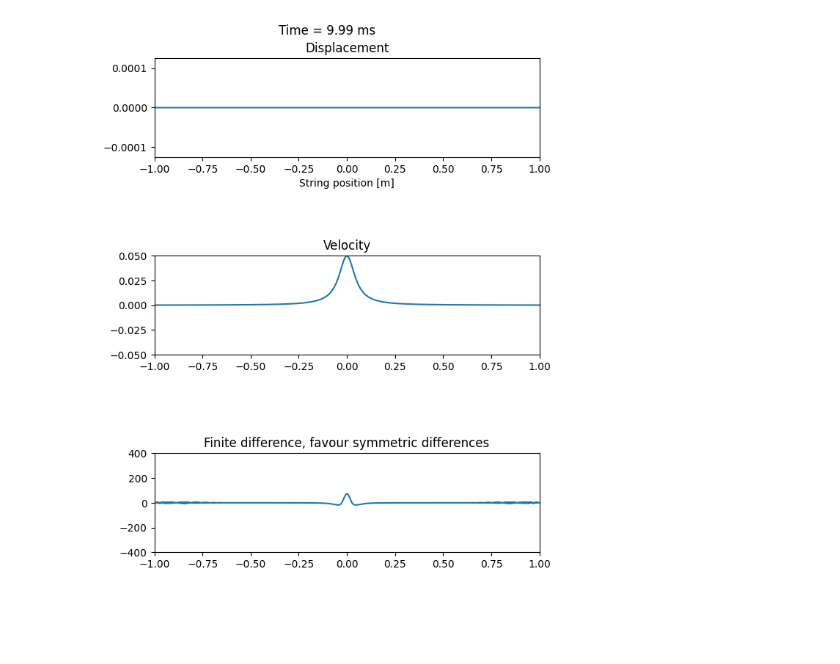
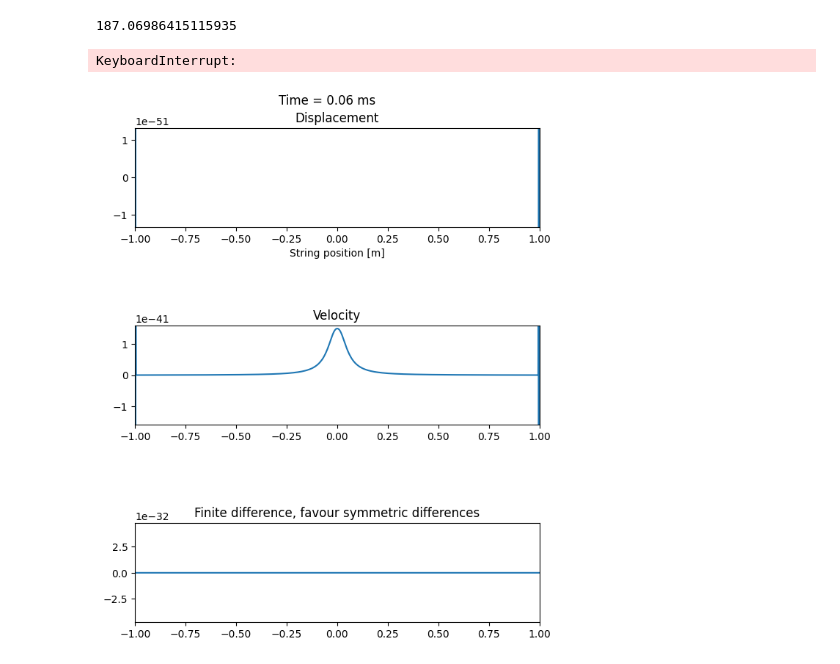
Before and after one commit to tbelvin2000/Phys499code, a Jupyter notebook: SimpleEx.ipynb, the cells around one changed output. Saved outputs shown, nothing was run; the diff lists cells and outputs as text; code cells hidden in the pictures; blank space fills up the shorter version.

```diff
--- a/SimpleEx.ipynb
+++ b/SimpleEx.ipynb
@@ -13,11 +13,19 @@ rc('animation', html='jshtml', embed_limit=2**32)
 dz = 0.001
 z_string = np.arange(-1, 1, dz) # string, 2m long
 arr_dim = z_string.size
-v_p = 400 # Wavespeed [m/s] = sqrt(T / mu)
+rho = 7861.0929
+dia = 0.004
+cs_area = np.pi * dia**2 / 4
+mu = rho * cs_area
+tension = 0.1 * cs_area * 2751e6
+v_shear = np.sqrt(tension / mu) # wavespeed for transverse waves, m/s
+print(v_shear)
+v_p = 3e8
+M = 1.782e-24
+G = 6.67430e-11 # gravitational constant
 b = .05 # impact parameter, 1 cm away
-v_0 = b / ((b**2 + z_string**2) * v_p) # initial velocity as function of z
+v_0 = 2 * G * M * b / ((b**2 + z_string**2) * v_p) # initial velocity as function of z
 y_0 = np.zeros(arr_dim) # initial position as function of z
-
 # Laplace operator with finite differences
 laplacian = sparse.diags([1, -2, 1], [-1, 0, 1], shape= (arr_dim, arr_dim)) / dz**2
 
@@ -35,7 +43,7 @@ def couple_fun(t, u):
     du[0] = 0 # fixed ends
     du[arr_dim - 1] = 0 # fixed ends
     # acceleration is wave eq on first half of coupled array (u)
-    du[arr_dim:] = v_p**2 * laplacian.dot(u[:arr_dim])
+    du[arr_dim:] = v_shear**2 * laplacian.dot(u[:arr_dim])
     du[arr_dim] = 0 # fixed ends
     du[-1] = 0 # fixed end
     return du
@@ -46,9 +54,9 @@ u_0[:arr_dim] = y_0
 u_0[arr_dim:] = v_0
 
 # time array
-dt = 0.00001
+dt = 0.000001
 t0 = 0.0
-tf = 0.01
+tf = 0.001
 t_eval = np.arange(t0, tf, dt)
 
 sol = solve_ivp(couple_fun, t_span= [t0, tf], y0= u_0, t_eval= t_eval, method="RK23")
@@ -63,16 +71,13 @@ line1, = ax1.plot([], [], label= 'Displacement')
 # line2, = ax2.plot([], [], label='Finite diff, favor increase')
 line2, = ax2.plot([], [], label='Velocity')
 line3, = ax3.plot([], [], label='Finite diff, favor symmetric')
-ax1.set_ylim(-1/(b*v_p**2), 1/(b*v_p**2))
-# ax1.set_ylim(-1/b**2, 1/b**2)
+ax1.set_ylim(-G*M/v_p**2, G*M/v_p**2)
 ax1.set_xlim(-1, 1)
-ax2.set_ylim(-1.2*(v_0.max()), 1.2*v_0.max())
-# ax2.set_ylim(-1/b**2, 1/b**2)
-ax2.set_xlim(-1,1)
-ax3.set_ylim(-1/b**2, 1/b**2)
-ax3.set_xlim(-1,1)
-# ax1.set_title(r'Finite difference laplacian')
-# ax2.set_title('Finite difference, favor increasing difference')
+# ax2.set_ylim(-G*M/(b * v_p**2), G*M/(b * v_p**2))
+ax2.set_ylim(-v_0.max(), v_0.max())
+ax2.set_xlim(-1, 1)
+ax3.set_ylim(-G*M/b**2, G*M/b**2)
+ax3.set_xlim(-1, 1)
 ax1.set_title('Displacement')
 ax2.set_title('Velocity')
 ax3.set_title('Finite difference, favour symmetric differences')
@@ -82,23 +87,6 @@ def init():
     line2.set_data([],[])
     line3.set_data([],[])
     return line1, line2, line3,
-
-def accell(arr):
-    # finite differences, laplacian
-    ret = v_p**2 * laplacian.dot(arr)
-    ret[0] = 0
-    ret[-1] = 0
-    return ret
-
-def accell_inc(t):
-    # finite differences, favor increased time
-    v_t = sol.y[arr_dim:, t]
-    if t +1 == len(sol.t):
-        v_dt = sol.y[arr_dim:, t - 1]
-        return (v_t - v_dt) /dt
-    else:
-        v_dt = sol.y[arr_dim:, t + 1]
-        return (v_dt - v_t) / dt
 
 def accell_mix(t):
     # Finite differences, favor symmetric difference
@@ -107,31 +95,33 @@ def accell_mix(t):
         less_dt = sol.y[arr_dim:, t]
         d = 1
     else:
         less_dt = sol.y[arr_dim:, t - 1]
     if t == len(sol.t) - 1:
         more_dt = sol.y[arr_dim:, t]
         d = 1
     else:
         more_dt = sol.y[arr_dim:, t + 1]
     return (more_dt - less_dt) / (d * dt)
 
 
 
 def animate(i):
     line1.set_data(z_string, sol.y[:arr_dim, i])
     # line1.set_data(z_string, accell(sol.y[:arr_dim, i]))
     line2.set_data(z_string, sol.y[arr_dim:, i])
     # line2.set_data(z_string, accell_inc(i))
     line3.set_data(z_string, accell_mix(i))
     fig1.suptitle('Time = {:.2f} ms'.format(1000*sol.t[i]))
     # title.set_text()
     return line1, line2, line3,
 
 anim = animation.FuncAnimation(fig1, animate, init_func=init, frames=len(sol.t), interval=5, blit=True)
 fig1.tight_layout()
 fig1.set_figheight(8)
 writervideo = animation.FFMpegWriter(fps=60)
 anim.save('SimpleTransverse.mp4', writervideo)
 # HTML(anim.to_jshtml())
 # %% [output]
+187.06986415115935
+KeyboardInterrupt:
-[figure, old version]
+[figure, new version]
```
Also changed, not shown: 1 other file.
